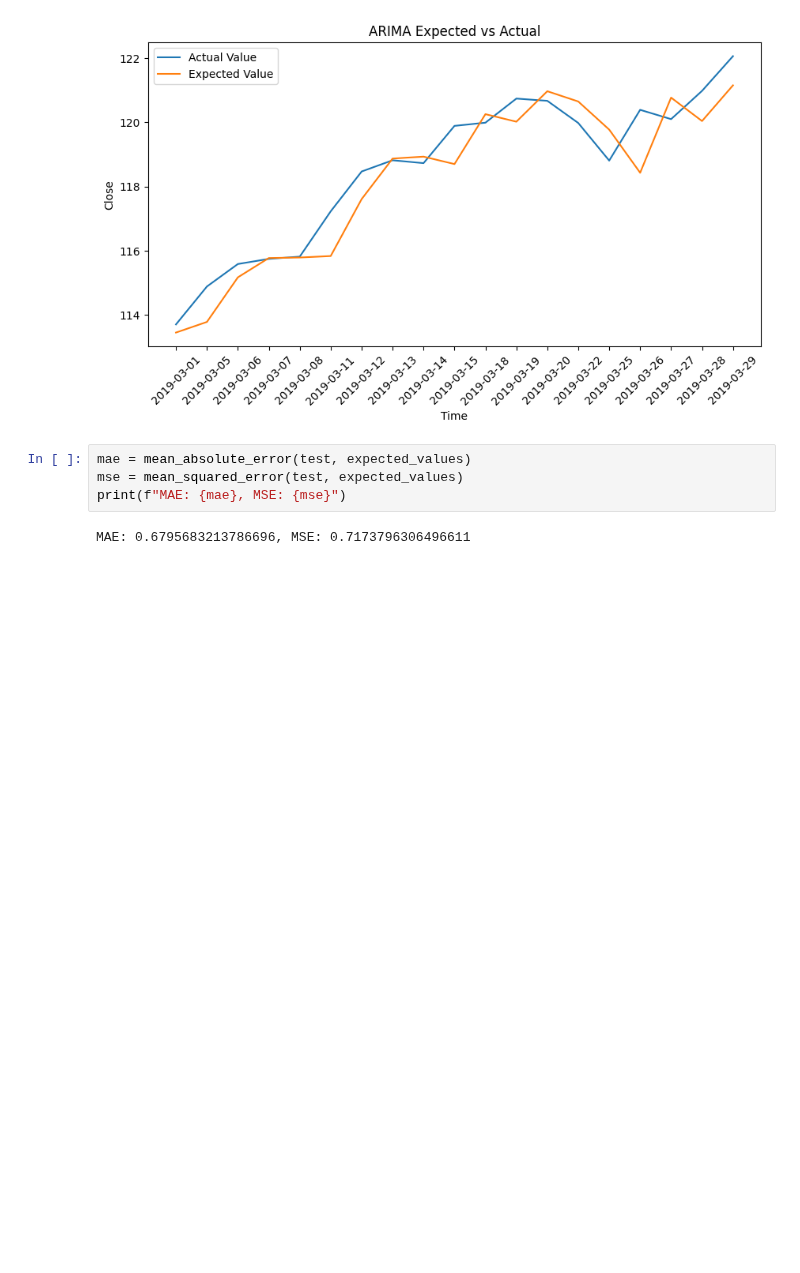
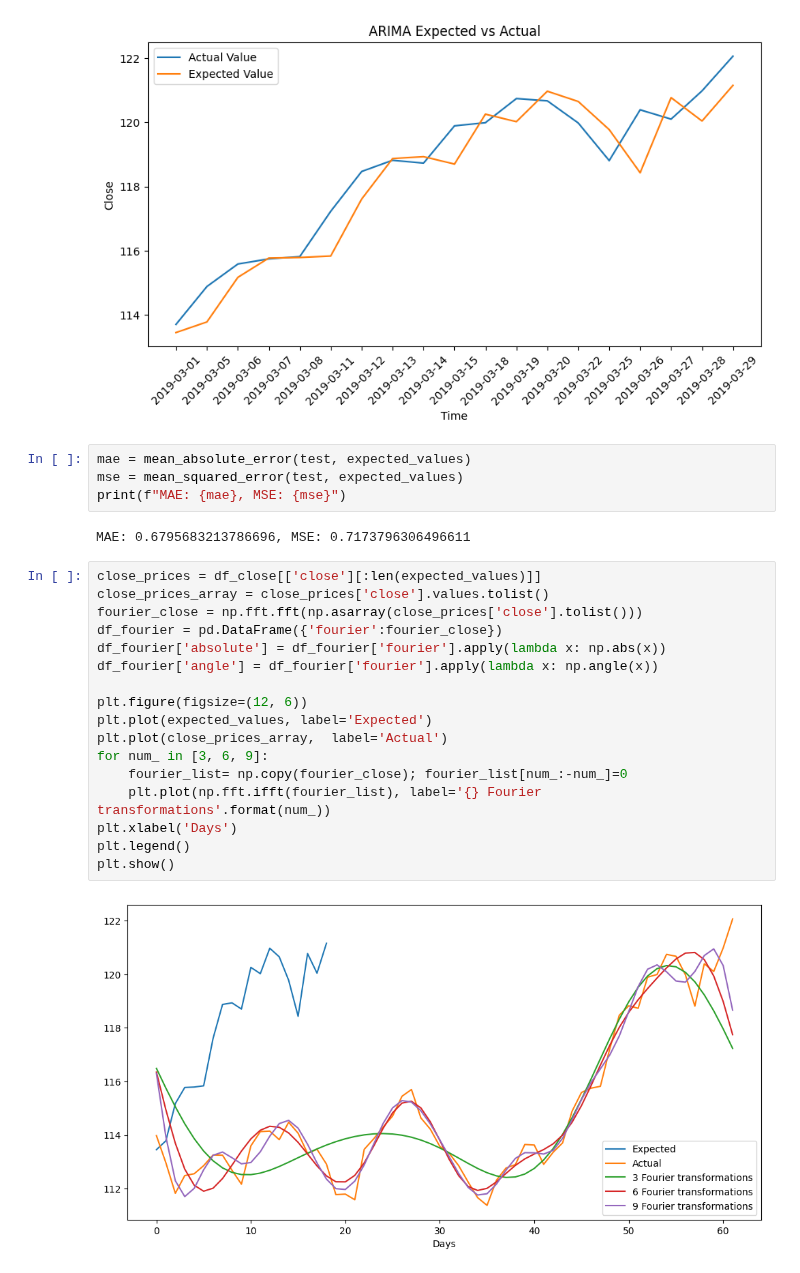
Before and after one commit to pagar22/laxmi-chit-fund, a Jupyter notebook: notebooks/kelly.ipynb, the cells around one changed output. Saved outputs shown, nothing was run; the diff lists cells and outputs as text; blank space fills up the shorter version.

Commit message:
feat: fourier plot

```diff
--- a/notebooks/kelly.ipynb
+++ b/notebooks/kelly.ipynb
@@ -252,3 +252,22 @@ mse = mean_squared_error(test, expected_values)
 print(f"MAE: {mae}, MSE: {mse}")
 # %% [output]
 MAE: 0.6795683213786696, MSE: 0.7173796306496611
+# %%
+close_prices = df_close[['close'][:len(expected_values)]]
+close_prices_array = close_prices['close'].values.tolist()
+fourier_close = np.fft.fft(np.asarray(close_prices['close'].tolist()))
+df_fourier = pd.DataFrame({'fourier':fourier_close})
+df_fourier['absolute'] = df_fourier['fourier'].apply(lambda x: np.abs(x))
+df_fourier['angle'] = df_fourier['fourier'].apply(lambda x: np.angle(x))
+
+plt.figure(figsize=(12, 6))
+plt.plot(expected_values, label='Expected')
+plt.plot(close_prices_array,  label='Actual')
+for num_ in [3, 6, 9]:
+    fourier_list= np.copy(fourier_close); fourier_list[num_:-num_]=0
+    plt.plot(np.fft.ifft(fourier_list), label='{} Fourier transformations'.format(num_))
+plt.xlabel('Days')
+plt.legend()
+plt.show()
+# %% [output]
+[figure, added]
```
Also changed, not shown: parts of 1 cell of this notebook.
